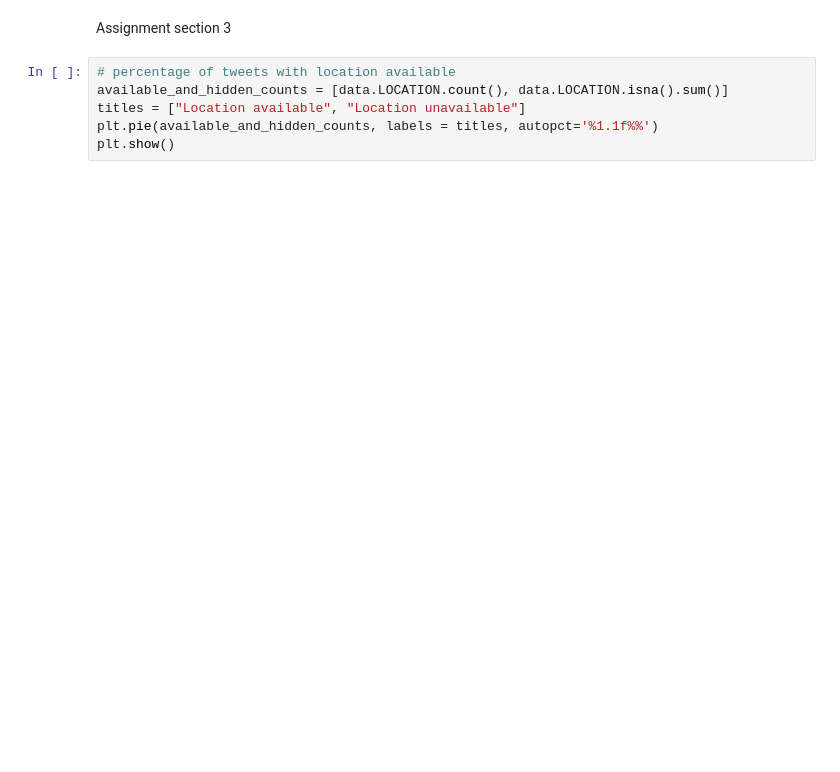
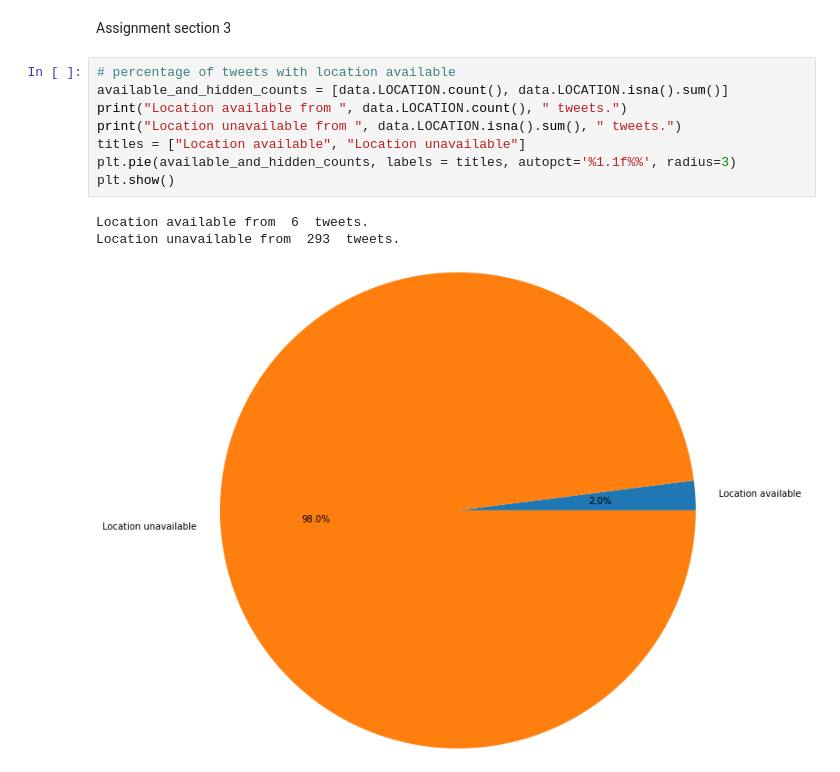
Before and after one commit to pahiz/sna-project, a Jupyter notebook: histograms.ipynb, the cells around one changed output. Drawn from its saved outputs; the diff is of its cells as text; blank space fills up the shorter version.

```diff
--- a/histograms.ipynb
+++ b/histograms.ipynb
@@ -30,9 +45,15 @@ Assignment section 3
 # %%
 # percentage of tweets with location available
 available_and_hidden_counts = [data.LOCATION.count(), data.LOCATION.isna().sum()]
+print("Location available from ", data.LOCATION.count(), " tweets.")
+print("Location unavailable from ", data.LOCATION.isna().sum(), " tweets.")
 titles = ["Location available", "Location unavailable"]
-plt.pie(available_and_hidden_counts, labels = titles, autopct='%1.1f%%')
+plt.pie(available_and_hidden_counts, labels = titles, autopct='%1.1f%%', radius=3)
 plt.show()
+# %% [output]
+Location available from  6  tweets.
+Location unavailable from  293  tweets.
+[figure, added]
 # %%
 # identify languages
 languages = {}
```
Also changed, not shown: parts of 3 cells of this notebook, 1 other file.
